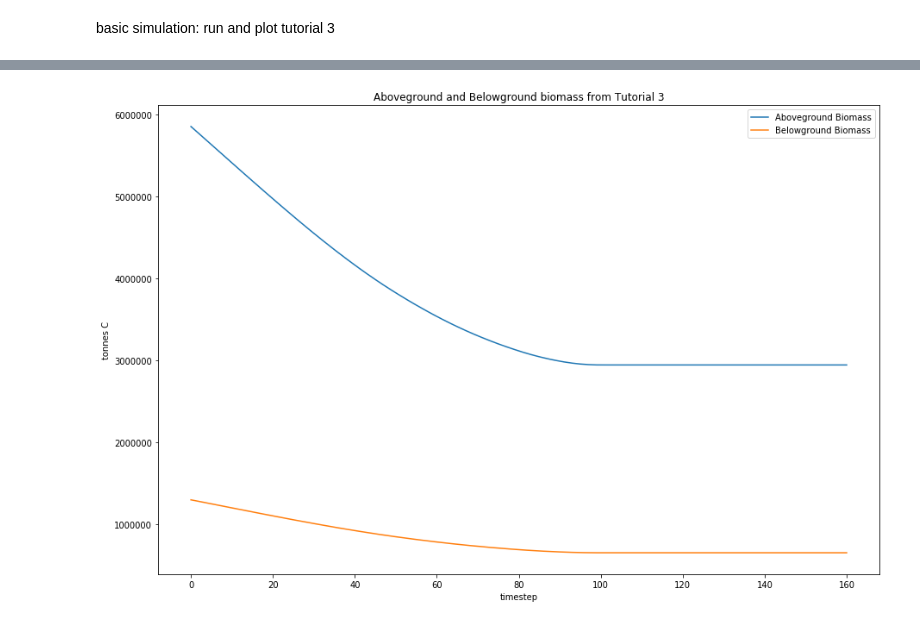
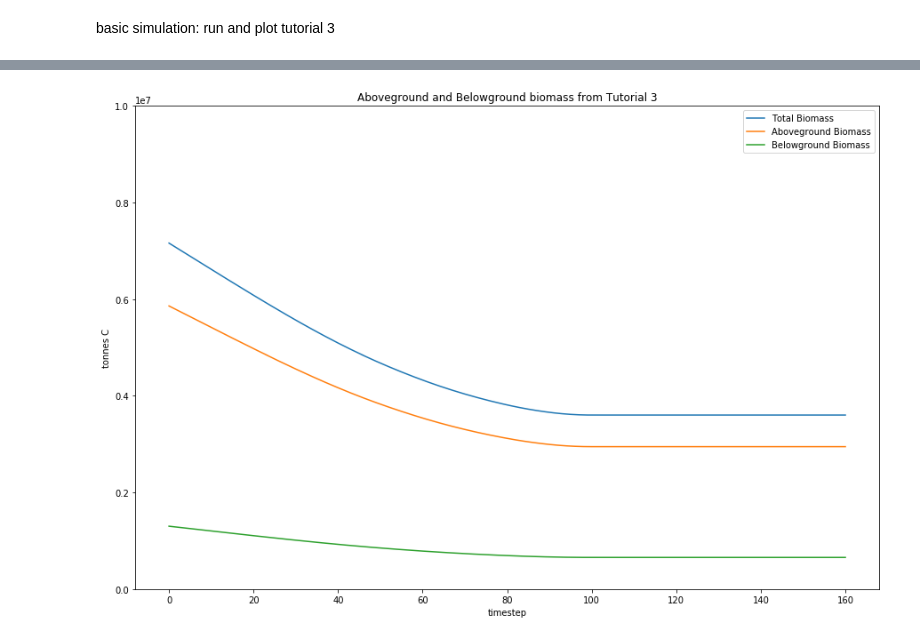
Before and after one commit to cat-cfs/cbm3_scripting_examples, a Jupyter notebook: basic_simulation.ipynb, the cells around one changed output, grey strips where cells are left out. Saved outputs shown, nothing was run; the diff lists cells and outputs as text; code cells hidden in the pictures.

```diff
--- a/basic_simulation.ipynb
+++ b/basic_simulation.ipynb
@@ -30,24 +30,26 @@ cbm3_python.simulate.run(
 # %%
 with AccessDB(results_db_path) as results_db:
     rows = results_db.Query("""
         select tpi.TimeStep,
         sum(tpi.SW_Merch + tpi.SW_Foliage + tpi.SW_Other +
             tpi.HW_Merch + tpi.HW_Foliage + tpi.HW_Other) as ag_bio,
         sum(tpi.SW_Coarse + tpi.SW_Fine + tpi.HW_Coarse + tpi.HW_Fine) as bg_bio
         from tblPoolIndicators tpi
         group by tpi.TimeStep
         order by tpi.TimeStep""")
     #create a n-timestep by 3 column array, columnss are timestep, ag-bio, bg-bio
     np_rows = np.array(list(rows))
 
     plt.figure(figsize=(15,10))
 
+    plt.plot(np_rows[:,0],np_rows[:,1]+np_rows[:,2])
     plt.plot(np_rows[:,0],np_rows[:,1])
     plt.plot(np_rows[:,0],np_rows[:,2])
+    plt.ylim(0,10000000)
     plt.title("Aboveground and Belowground biomass from Tutorial 3")
     plt.ylabel("tonnes C")
     plt.xlabel("timestep")
-    plt.legend(["Aboveground Biomass", "Belowground Biomass"], loc='upper right')
+    plt.legend(["Total Biomass", "Aboveground Biomass", "Belowground Biomass"], loc='upper right')
     plt.show()
 # %% [output]
-[figure, old version]
+[figure, new version]
```
Also changed, not shown: parts of 7 cells of this notebook, 1 other file.
